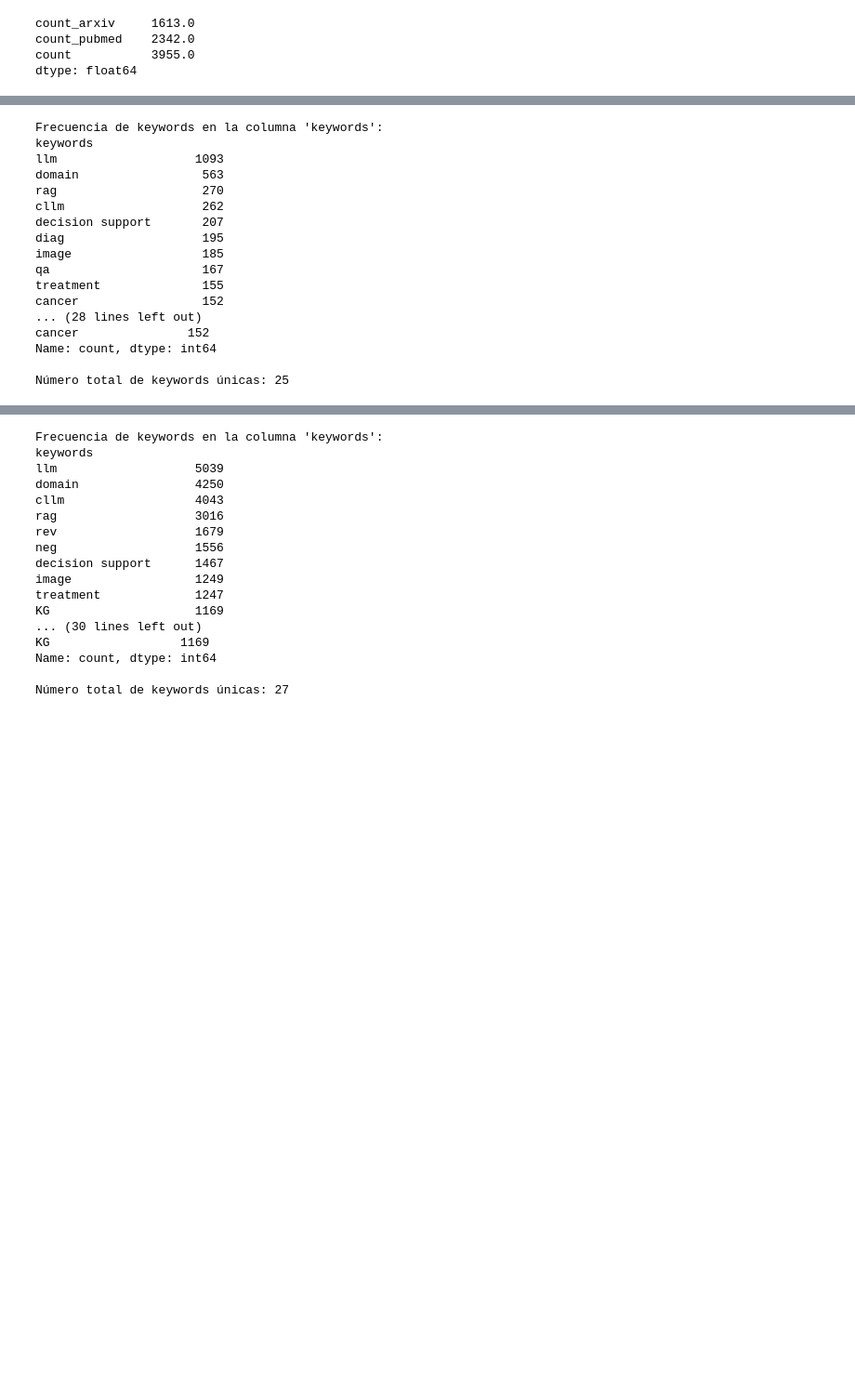
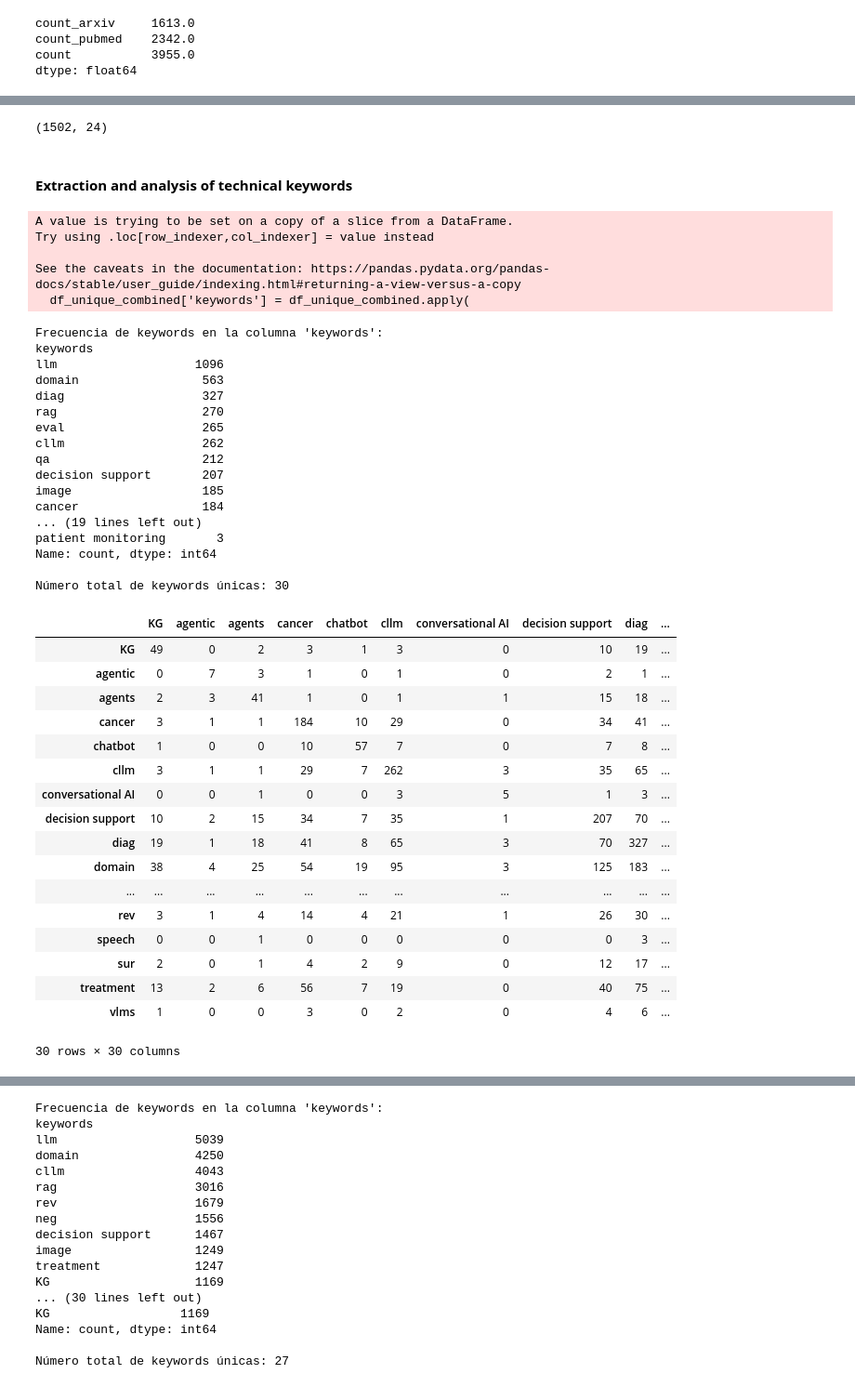
Before and after one commit to phdupmmcp/phase1_soa, a Jupyter notebook: bulk_analysis.ipynb, the cells around one changed output, grey strips where cells are left out. Shown at 93% size. Saved outputs shown, nothing was run; the diff lists cells and outputs as text; code cells hidden in the pictures; blank space fills up the shorter version.

Commit message:
depuracion keywords, tabla contingencia

```diff
--- a/bulk_analysis.ipynb
+++ b/bulk_analysis.ipynb
@@ -318,42 +238,68 @@ NameError: name 'df_unique_combined' is not defined
+# %%
+df_unique_combined.shape
+# %% [output]
+(1502, 24)
+# %% [markdown]
+#### **Extraction and analysis of technical keywords**
+# %%
+df_unique_combined['keywords'] = df_unique_combined.apply(
+        lambda row: detect_keywords(row, domain_keywords ), axis=1
+    )
+
+filename = 'queries_concat_unique_v2_1.xlsx'
+df_unique_combined.to_excel(os.path.join(data_folder, filename), index=False)
+# %% [output]
+A value is trying to be set on a copy of a slice from a DataFrame.
+Try using .loc[row_indexer,col_indexer] = value instead
+
+See the caveats in the documentation: https://pandas.pydata.org/pandas-docs/stable/user_guide/indexing.html#returning-a-view-versus-a-copy
+  df_unique_combined['keywords'] = df_unique_combined.apply(
 # %%
-nombre_columna_keywords = 'keywords' # <-- CAMBIA ESTO
+nombre_columna_keywords = 'keywords'
 keywords_series = df_unique_combined[nombre_columna_keywords].astype(str).str.split(',')
 todas_las_keywords = keywords_series.explode()
 keywords_limpias = todas_las_keywords.str.strip().dropna()
 keywords_finales = keywords_limpias[keywords_limpias != '']
-
-if not keywords_finales.empty:
-        # Contar la frecuencia de cada keyword
-        frecuencia_keywords = keywords_finales.value_counts()
-
-        print(f"Frecuencia de keywords en la columna '{nombre_columna_keywords}':")
-        print(frecuencia_keywords)
-
-        # Para ver las N keywords más comunes (ej. las 10 primeras)
-        top_n = 10
-        print(f"\nLas {top_n} keywords más comunes:")
-        print(frecuencia_keywords.head(top_n))
-
-        # Número total de keywords únicas
-        print(f"\nNúmero total de keywords únicas: {frecuencia_keywords.size}")
-else:
-        print(f"No se encontraron keywords válidas en la columna '{nombre_columna_keywords}' después del preprocesamiento.")
-        print("Verifica si la columna contiene datos o si el delimitador es correcto.")
+frecuencia_keywords = keywords_finales.value_counts()
+print(f"Frecuencia de keywords en la columna '{nombre_columna_keywords}':")
+print(frecuencia_keywords)
+print(f"\nNúmero total de keywords únicas: {frecuencia_keywords.size}")
 # %% [output]
 Frecuencia de keywords en la columna 'keywords':
 keywords
-llm                   1093
+llm                   1096
 domain                 563
+diag                   327
 rag                    270
+eval                   265
 cllm                   262
+qa                     212
 decision support       207
-diag                   195
 image                  185
-qa                     167
-treatment              155
-cancer                 152
-... (28 lines left out)
-cancer               152
+cancer                 184
+... (19 lines left out)
+patient monitoring       3
 Name: count, dtype: int64
 
-Número total de keywords únicas: 25
+Número total de keywords únicas: 30
+# %%
+concurrence_matriz_keywords(df_unique_combined, columna_keywords='keywords')
+# %% [output]
+|  | KG | agentic | agents | cancer | chatbot | cllm | conversational AI | decision support | diag | ... |
+| KG | 49 | 0 | 2 | 3 | 1 | 3 | 0 | 10 | 19 | ... |
+| agentic | 0 | 7 | 3 | 1 | 0 | 1 | 0 | 2 | 1 | ... |
+| agents | 2 | 3 | 41 | 1 | 0 | 1 | 1 | 15 | 18 | ... |
+| cancer | 3 | 1 | 1 | 184 | 10 | 29 | 0 | 34 | 41 | ... |
+| chatbot | 1 | 0 | 0 | 10 | 57 | 7 | 0 | 7 | 8 | ... |
+| cllm | 3 | 1 | 1 | 29 | 7 | 262 | 3 | 35 | 65 | ... |
+| conversational AI | 0 | 0 | 1 | 0 | 0 | 3 | 5 | 1 | 3 | ... |
+| decision support | 10 | 2 | 15 | 34 | 7 | 35 | 1 | 207 | 70 | ... |
+| diag | 19 | 1 | 18 | 41 | 8 | 65 | 3 | 70 | 327 | ... |
+| domain | 38 | 4 | 25 | 54 | 19 | 95 | 3 | 125 | 183 | ... |
+| ... | ... | ... | ... | ... | ... | ... | ... | ... | ... | ... |
+| rev | 3 | 1 | 4 | 14 | 4 | 21 | 1 | 26 | 30 | ... |
+| speech | 0 | 0 | 1 | 0 | 0 | 0 | 0 | 0 | 3 | ... |
+| sur | 2 | 0 | 1 | 4 | 2 | 9 | 0 | 12 | 17 | ... |
+| treatment | 13 | 2 | 6 | 56 | 7 | 19 | 0 | 40 | 75 | ... |
+| vlms | 1 | 0 | 0 | 3 | 0 | 2 | 0 | 4 | 6 | ... |
+30 rows × 30 columns
```
Also changed, not shown: parts of 27 cells of this notebook, 10 other files.
